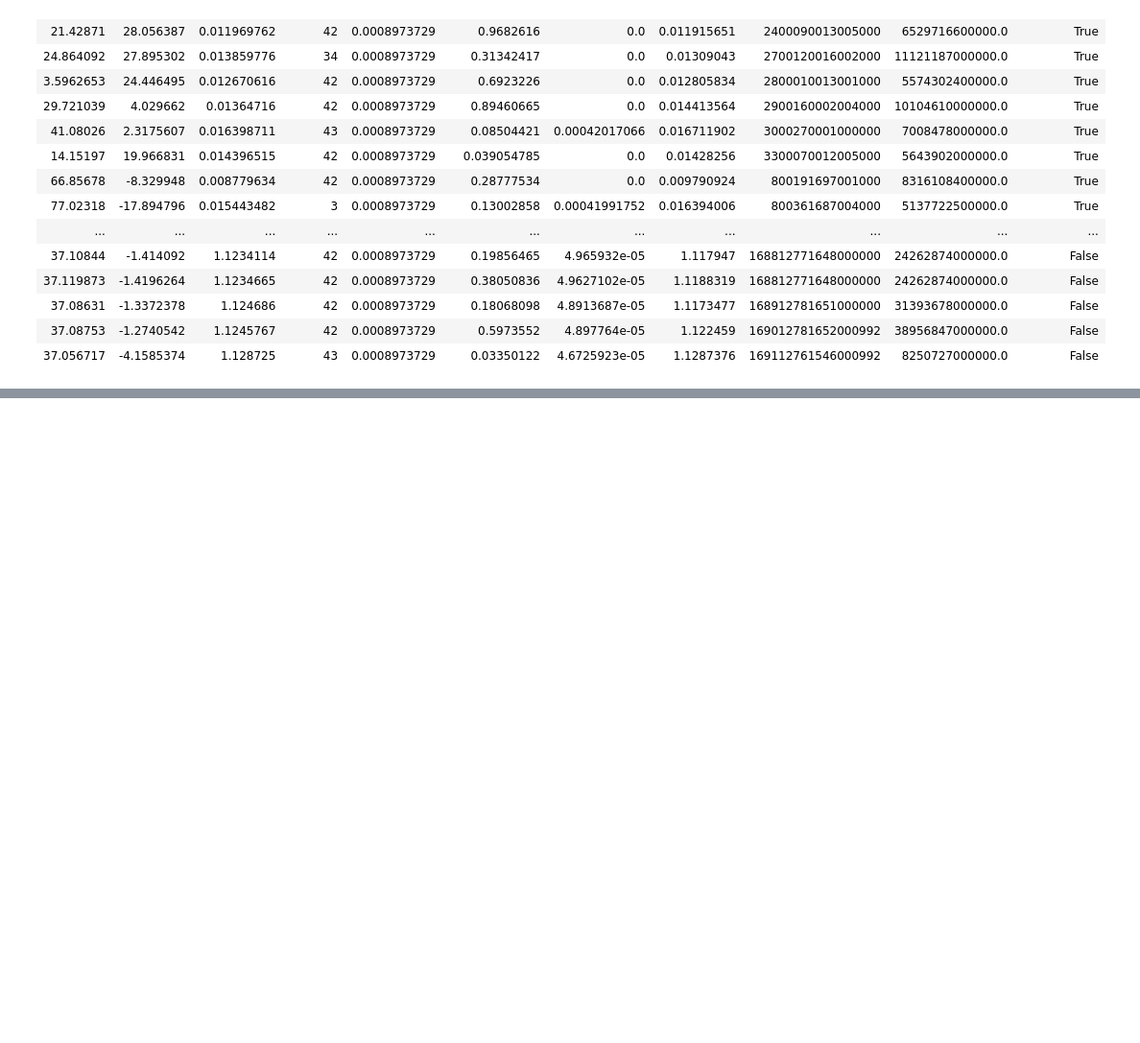
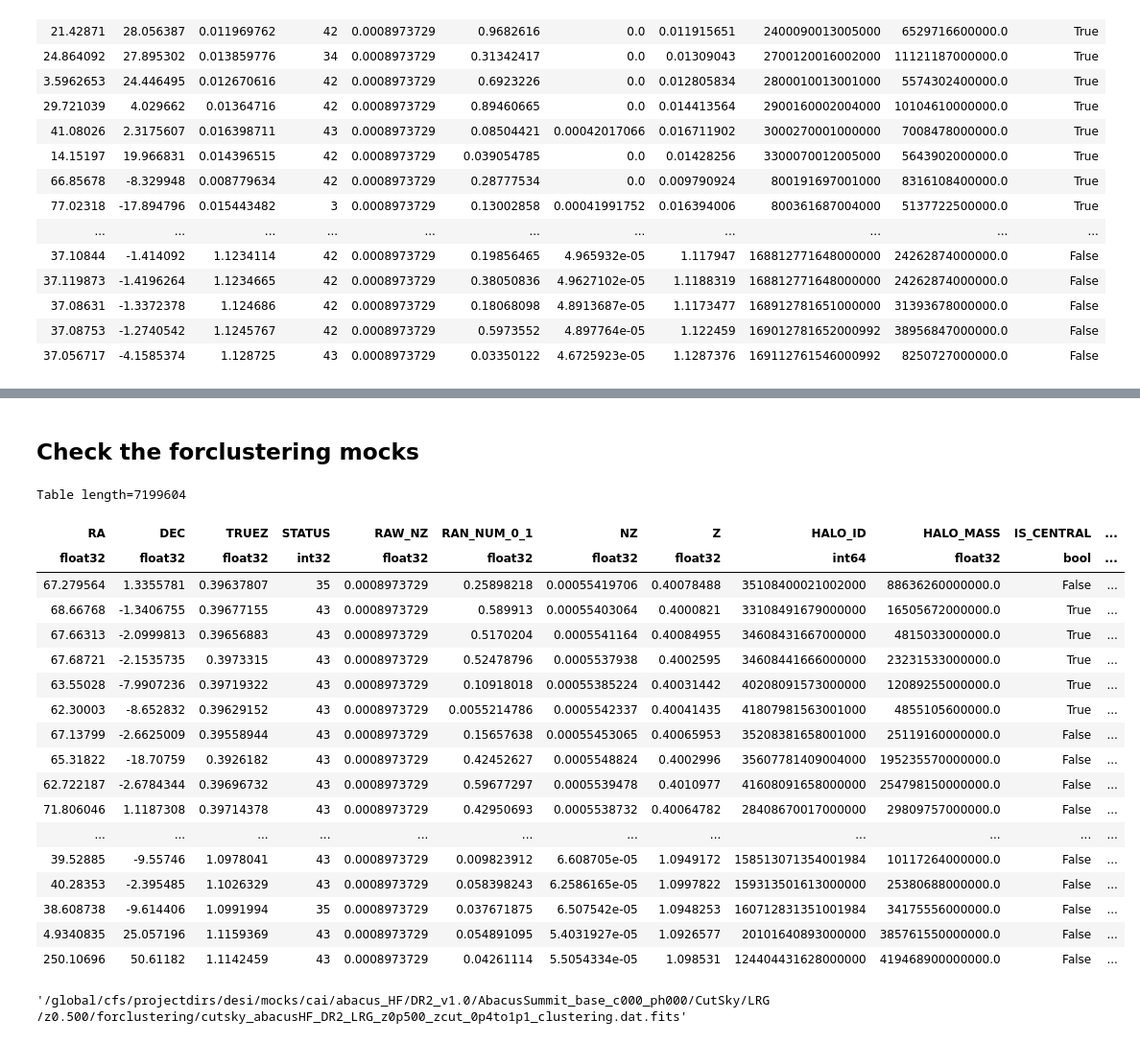
Before and after one commit to ShengyuHE/desi_y3_redshift_errors, a Jupyter notebook: main/clustering/notebooks/check_mock.ipynb, the cells around one changed output, grey strips where cells are left out. Shown at 96% size. Saved outputs shown, nothing was run; the diff lists cells and outputs as text; code cells hidden in the pictures; blank space fills up the shorter version.

Commit message:
clustering

```diff
--- a/main/clustering/notebooks/check_mock.ipynb
+++ b/main/clustering/notebooks/check_mock.ipynb
@@ -73,0 +139,31 @@ Table length=46854259
+# %% [markdown]
+## Check the forclustering mocks
+# %%
+data_fn = ABACUSHF_DIR+ '/AbacusSummit_base_c000_ph000/CutSky/LRG/z0.500/forclustering/cutsky_abacusHF_DR2_LRG_z0p500_zcut_0p4to1p1_clustering.dat.fits'
+data = Table.read(data_fn)
+
+data
+# %% [output]
+Table length=7199604
+| RA | DEC | TRUEZ | STATUS | RAW_NZ | RAN_NUM_0_1 | NZ | Z | HALO_ID | HALO_MASS | IS_CENTRAL | ... |
+| float32 | float32 | float32 | int32 | float32 | float32 | float32 | float32 | int64 | float32 | bool | ... |
+| 67.279564 | 1.3355781 | 0.39637807 | 35 | 0.0008973729 | 0.25898218 | 0.00055419706 | 0.40078488 | 35108400021002000 | 88636260000000.0 | False | ... |
+| 68.66768 | -1.3406755 | 0.39677155 | 43 | 0.0008973729 | 0.589913 | 0.00055403064 | 0.4000821 | 33108491679000000 | 16505672000000.0 | True | ... |
+| 67.66313 | -2.0999813 | 0.39656883 | 43 | 0.0008973729 | 0.5170204 | 0.0005541164 | 0.40084955 | 34608431667000000 | 4815033000000.0 | True | ... |
+| 67.68721 | -2.1535735 | 0.3973315 | 43 | 0.0008973729 | 0.52478796 | 0.0005537938 | 0.4002595 | 34608441666000000 | 23231533000000.0 | True | ... |
+| 63.55028 | -7.9907236 | 0.39719322 | 43 | 0.0008973729 | 0.10918018 | 0.00055385224 | 0.40031442 | 40208091573000000 | 12089255000000.0 | True | ... |
+| 62.30003 | -8.652832 | 0.39629152 | 43 | 0.0008973729 | 0.0055214786 | 0.0005542337 | 0.40041435 | 41807981563001000 | 4855105600000.0 | True | ... |
+| 67.13799 | -2.6625009 | 0.39558944 | 43 | 0.0008973729 | 0.15657638 | 0.00055453065 | 0.40065953 | 35208381658001000 | 25119160000000.0 | False | ... |
+| 65.31822 | -18.70759 | 0.3926182 | 43 | 0.0008973729 | 0.42452627 | 0.0005548824 | 0.4002996 | 35607781409004000 | 195235570000000.0 | False | ... |
+| 62.722187 | -2.6784344 | 0.39696732 | 43 | 0.0008973729 | 0.59677297 | 0.0005539478 | 0.4010977 | 41608091658000000 | 254798150000000.0 | False | ... |
+| 71.806046 | 1.1187308 | 0.39714378 | 43 | 0.0008973729 | 0.42950693 | 0.0005538732 | 0.40064782 | 28408670017000000 | 29809757000000.0 | False | ... |
+| ... | ... | ... | ... | ... | ... | ... | ... | ... | ... | ... | ... |
+| 39.52885 | -9.55746 | 1.0978041 | 43 | 0.0008973729 | 0.009823912 | 6.608705e-05 | 1.0949172 | 158513071354001984 | 10117264000000.0 | False | ... |
+| 40.28353 | -2.395485 | 1.1026329 | 43 | 0.0008973729 | 0.058398243 | 6.2586165e-05 | 1.0997822 | 159313501613000000 | 25380688000000.0 | False | ... |
+| 38.608738 | -9.614406 | 1.0991994 | 35 | 0.0008973729 | 0.037671875 | 6.507542e-05 | 1.0948253 | 160712831351001984 | 34175556000000.0 | False | ... |
+| 4.9340835 | 25.057196 | 1.1159369 | 43 | 0.0008973729 | 0.054891095 | 5.4031927e-05 | 1.0926577 | 20101640893000000 | 385761550000000.0 | False | ... |
+| 250.10696 | 50.61182 | 1.1142459 | 43 | 0.0008973729 | 0.04261114 | 5.5054334e-05 | 1.098531 | 124404431628000000 | 419468900000000.0 | False | ... |
+# %%
+data_fn
+# %% [output]
+'/global/cfs/projectdirs/desi/mocks/cai/abacus_HF/DR2_v1.0/AbacusSummit_base_c000_ph000/CutSky/LRG/z0.500/forclustering/cutsky_abacusHF_DR2_LRG_z0p500_zcut_0p4to1p1_clustering.dat.fits'
```
Also changed, not shown: parts of 6 cells of this notebook.
